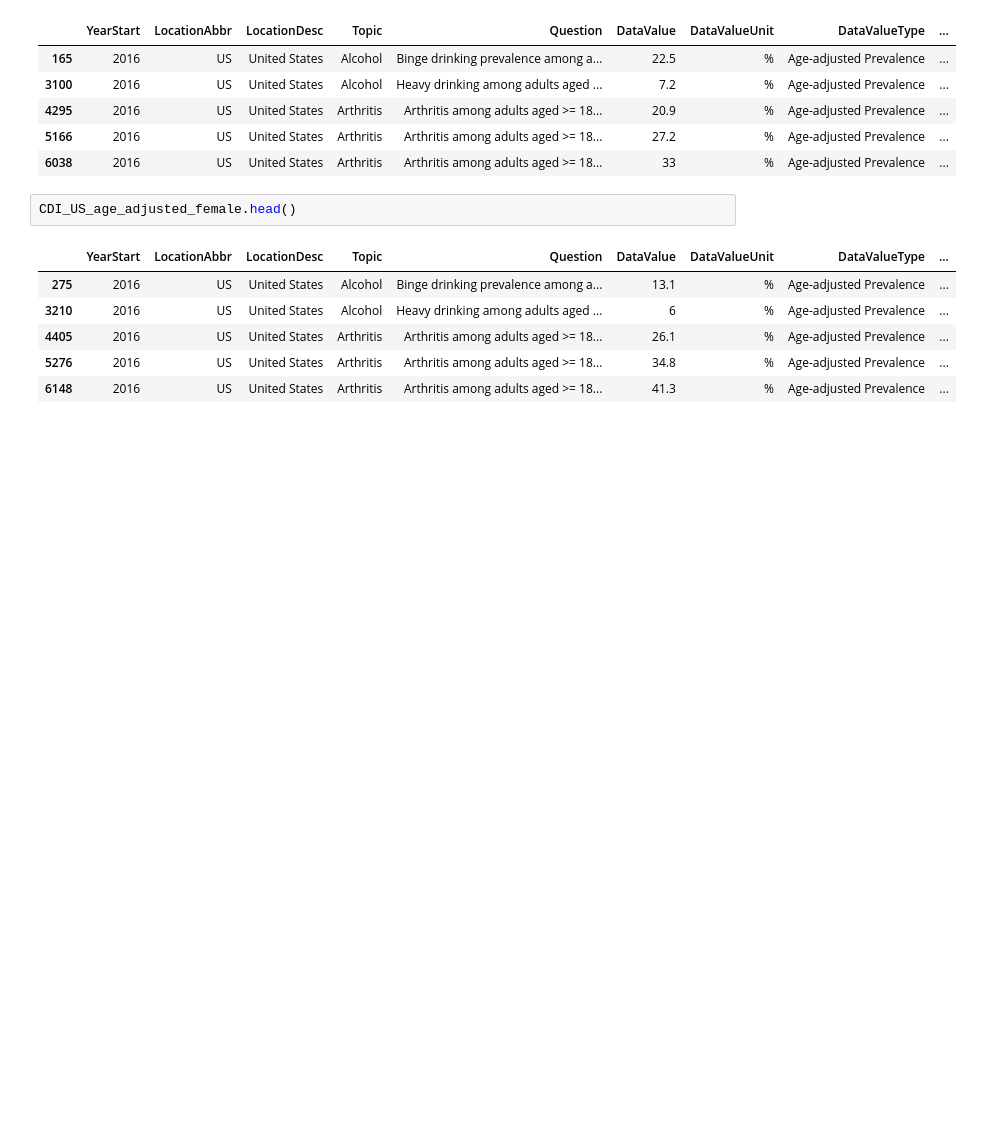
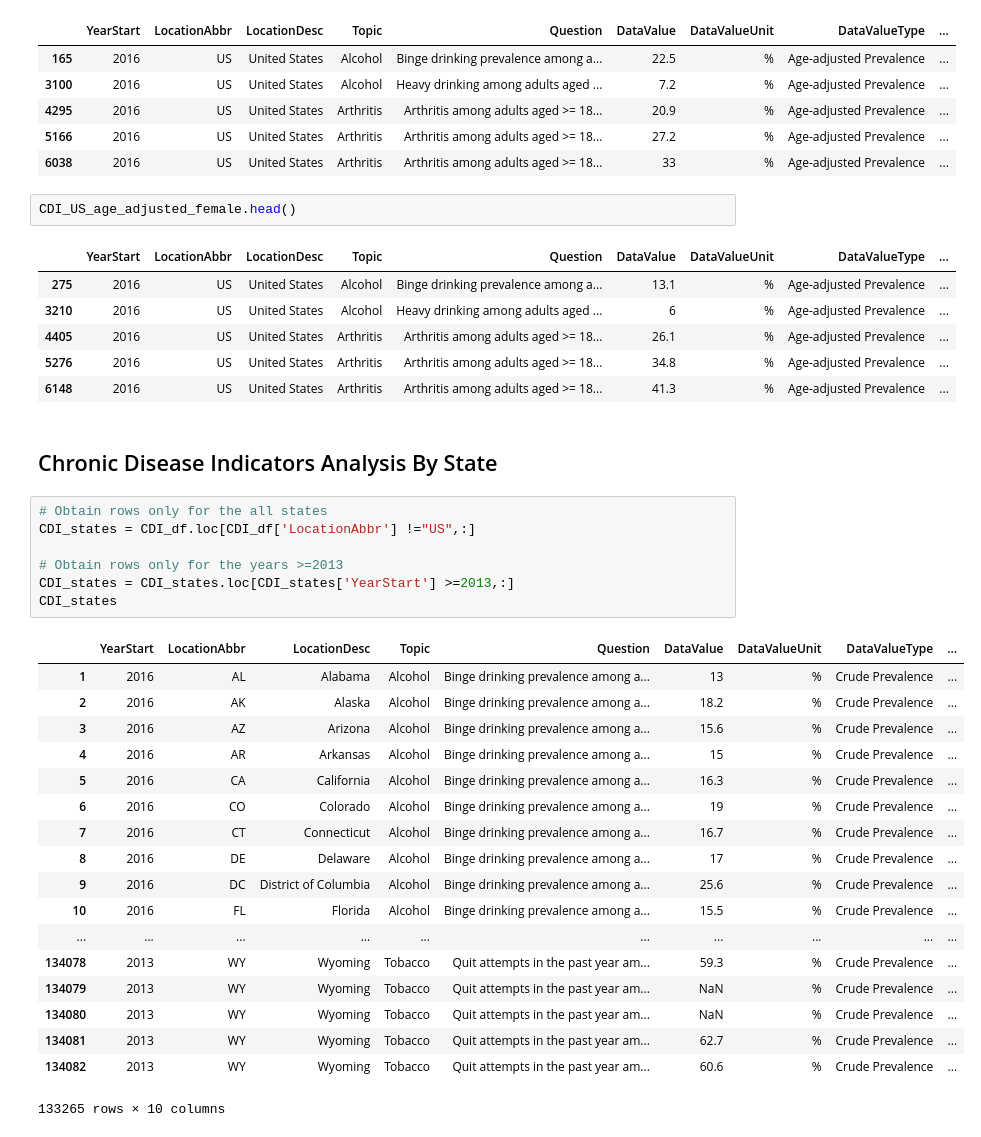
Before and after one commit to fnourz/ETL_Project, a Jupyter notebook: leading_causes_death_by_year.ipynb, the cells around one changed output. Saved outputs shown, nothing was run; the diff lists cells and outputs as text; blank space fills up the shorter version.

```diff
--- a/leading_causes_death_by_year.ipynb
+++ b/leading_causes_death_by_year.ipynb
@@ -475,3 +446,31 @@ CDI_US_age_adjusted_female.head()
 | 4405 | 2016 | US | United States | Arthritis | Arthritis among adults aged >= 18... | 26.1 | % | Age-adjusted Prevalence | ... |
 | 5276 | 2016 | US | United States | Arthritis | Arthritis among adults aged >= 18... | 34.8 | % | Age-adjusted Prevalence | ... |
 | 6148 | 2016 | US | United States | Arthritis | Arthritis among adults aged >= 18... | 41.3 | % | Age-adjusted Prevalence | ... |
+# %% [markdown]
+## Chronic Disease Indicators Analysis By State
+# %%
+# Obtain rows only for the all states
+CDI_states = CDI_df.loc[CDI_df['LocationAbbr'] !="US",:]
+
+# Obtain rows only for the years >=2013
+CDI_states = CDI_states.loc[CDI_states['YearStart'] >=2013,:]
+CDI_states
+# %% [output]
+|  | YearStart | LocationAbbr | LocationDesc | Topic | Question | DataValue | DataValueUnit | DataValueType | ... |
+| 1 | 2016 | AL | Alabama | Alcohol | Binge drinking prevalence among a... | 13 | % | Crude Prevalence | ... |
+| 2 | 2016 | AK | Alaska | Alcohol | Binge drinking prevalence among a... | 18.2 | % | Crude Prevalence | ... |
+| 3 | 2016 | AZ | Arizona | Alcohol | Binge drinking prevalence among a... | 15.6 | % | Crude Prevalence | ... |
+| 4 | 2016 | AR | Arkansas | Alcohol | Binge drinking prevalence among a... | 15 | % | Crude Prevalence | ... |
+| 5 | 2016 | CA | California | Alcohol | Binge drinking prevalence among a... | 16.3 | % | Crude Prevalence | ... |
+| 6 | 2016 | CO | Colorado | Alcohol | Binge drinking prevalence among a... | 19 | % | Crude Prevalence | ... |
+| 7 | 2016 | CT | Connecticut | Alcohol | Binge drinking prevalence among a... | 16.7 | % | Crude Prevalence | ... |
+| 8 | 2016 | DE | Delaware | Alcohol | Binge drinking prevalence among a... | 17 | % | Crude Prevalence | ... |
+| 9 | 2016 | DC | District of Columbia | Alcohol | Binge drinking prevalence among a... | 25.6 | % | Crude Prevalence | ... |
+| 10 | 2016 | FL | Florida | Alcohol | Binge drinking prevalence among a... | 15.5 | % | Crude Prevalence | ... |
+| ... | ... | ... | ... | ... | ... | ... | ... | ... | ... |
+| 134078 | 2013 | WY | Wyoming | Tobacco | Quit attempts in the past year am... | 59.3 | % | Crude Prevalence | ... |
+| 134079 | 2013 | WY | Wyoming | Tobacco | Quit attempts in the past year am... | NaN | % | Crude Prevalence | ... |
+| 134080 | 2013 | WY | Wyoming | Tobacco | Quit attempts in the past year am... | NaN | % | Crude Prevalence | ... |
+| 134081 | 2013 | WY | Wyoming | Tobacco | Quit attempts in the past year am... | 62.7 | % | Crude Prevalence | ... |
+| 134082 | 2013 | WY | Wyoming | Tobacco | Quit attempts in the past year am... | 60.6 | % | Crude Prevalence | ... |
+133265 rows × 10 columns
```
Also changed, not shown: parts of 26 cells of this notebook.
